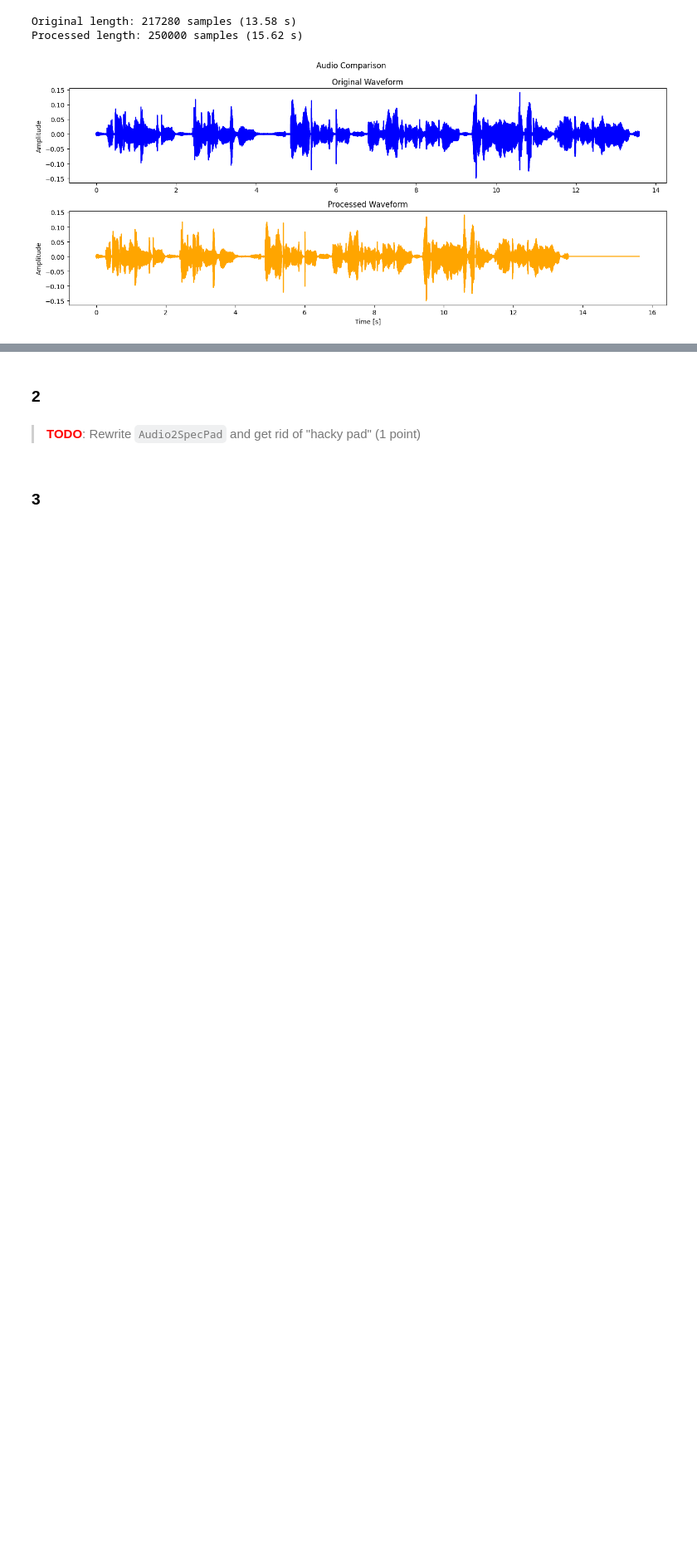
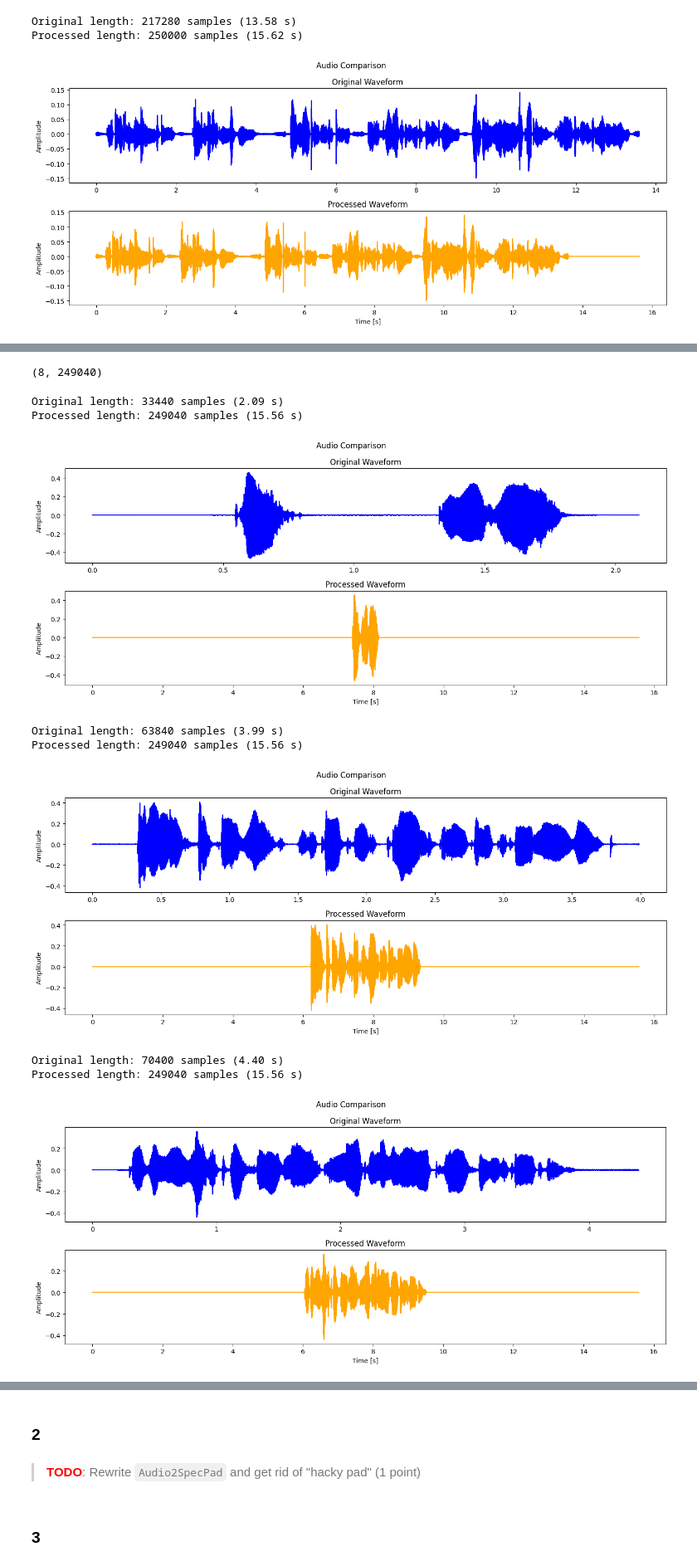
Before and after one commit to PelArtur/Audio_Processing_Labs, a Jupyter notebook: Additional/todos.ipynb, the cells around one changed output, grey strips where cells are left out. Shown at 83% size. Cells and saved outputs as stored; diff of their text form; code cells hidden in the pictures; blank space fills up the shorter version.

```diff
--- a/Additional/todos.ipynb
+++ b/Additional/todos.ipynb
@@ -358,0 +408,20 @@ Processed length: 250000 samples (15.62 s)
+# %%
+slicer = UniversalSlicer(sr, max_len, padding="both", cut_mode="both", cut_silence=True)
+audio_processed = slicer.process_batch(waveforms)
+
+audio_processed.shape
+# %% [output]
+(8, 249040)
+# %%
+for waveform, processed_waveform in zip(waveforms, audio_processed):
+    plot_audio_comparison(waveform, processed_waveform, sr)
+# %% [output]
+Original length: 33440 samples (2.09 s)
+Processed length: 249040 samples (15.56 s)
+[figure, added]
+Original length: 63840 samples (3.99 s)
+Processed length: 249040 samples (15.56 s)
+[figure, added]
+Original length: 70400 samples (4.40 s)
+Processed length: 249040 samples (15.56 s)
+[figure, added]
```
Also changed, not shown: parts of 19 cells of this notebook.
